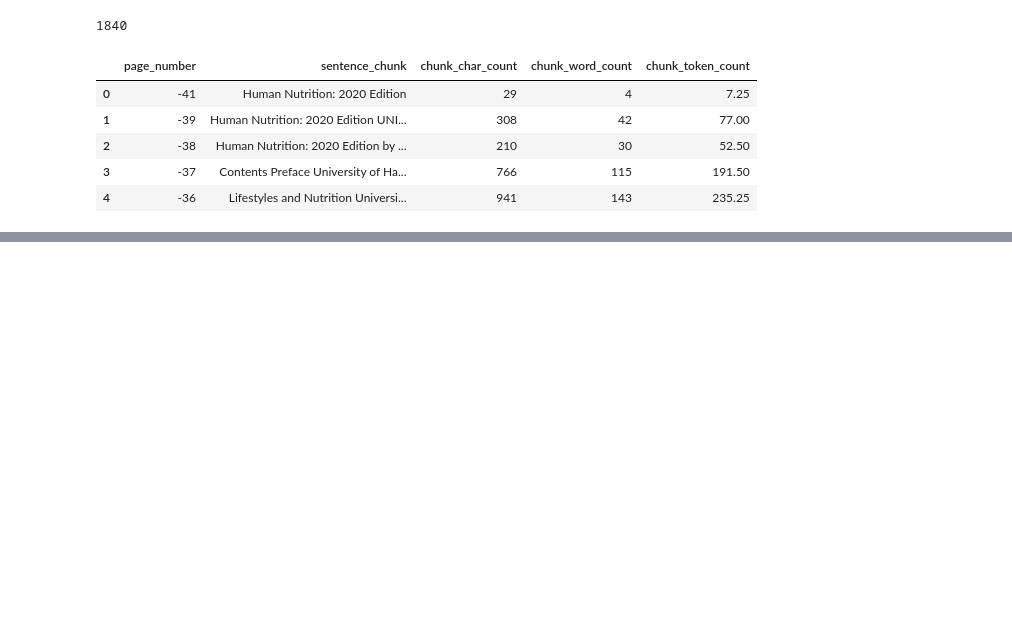
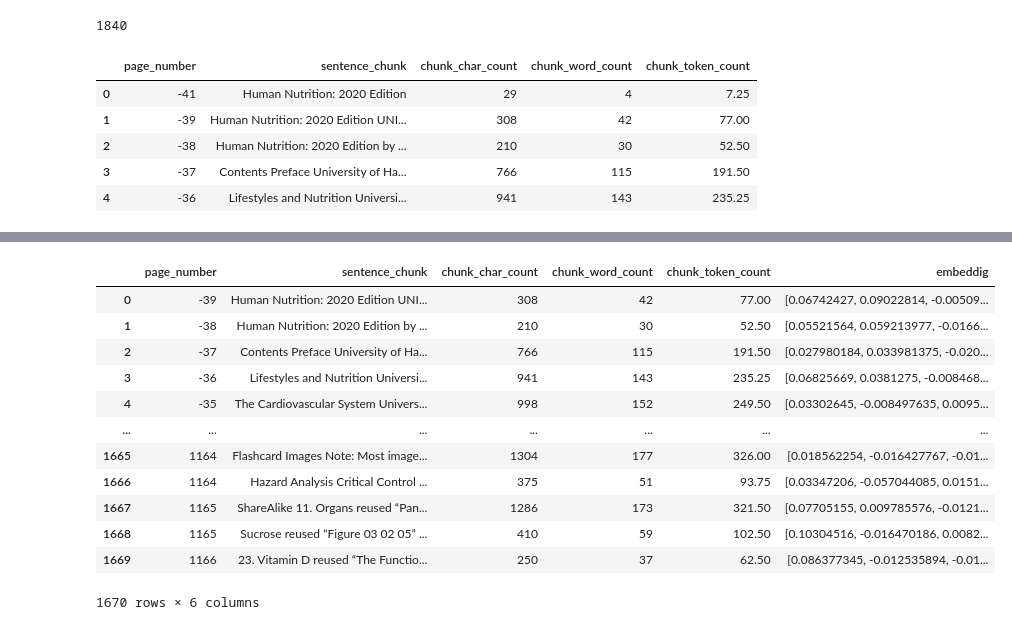
Before and after one commit to farrukh602/rag_from_scratch, a Jupyter notebook: text_preprocessing.ipynb, the cells around one changed output, grey strips where cells are left out. Cells and saved outputs as stored; diff of their text form; code cells hidden in the pictures; blank space fills up the shorter version.

Commit message:
Created sentence chunks embeddings

```diff
--- a/text_preprocessing.ipynb
+++ b/text_preprocessing.ipynb
@@ -180,0 +196,5 @@ with open(file_path, 'w') as file:
+# %%
+import json
+file_path="/content/rag_from_scratch/data/preprocessed_data.json"
+with open(file_path, 'r') as file:
+    data = json.load(file)
@@ -180,0 +237,16 @@ with open(file_path, 'w') as file:
+# %%
+pd.DataFrame(data)
+# %% [output]
+|  | page_number | sentence_chunk | chunk_char_count | chunk_word_count | chunk_token_count | embeddig |
+| 0 | -39 | Human Nutrition: 2020 Edition UNI... | 308 | 42 | 77.00 | [0.06742427, 0.09022814, -0.00509... |
+| 1 | -38 | Human Nutrition: 2020 Edition by ... | 210 | 30 | 52.50 | [0.05521564, 0.059213977, -0.0166... |
+| 2 | -37 | Contents Preface University of Ha... | 766 | 115 | 191.50 | [0.027980184, 0.033981375, -0.020... |
+| 3 | -36 | Lifestyles and Nutrition Universi... | 941 | 143 | 235.25 | [0.06825669, 0.0381275, -0.008468... |
+| 4 | -35 | The Cardiovascular System Univers... | 998 | 152 | 249.50 | [0.03302645, -0.008497635, 0.0095... |
+| ... | ... | ... | ... | ... | ... | ... |
+| 1665 | 1164 | Flashcard Images Note: Most image... | 1304 | 177 | 326.00 | [0.018562254, -0.016427767, -0.01... |
+| 1666 | 1164 | Hazard Analysis Critical Control ... | 375 | 51 | 93.75 | [0.03347206, -0.057044085, 0.0151... |
+| 1667 | 1165 | ShareAlike 11. Organs reused “Pan... | 1286 | 173 | 321.50 | [0.07705155, 0.009785576, -0.0121... |
+| 1668 | 1165 | Sucrose reused “Figure 03 02 05” ... | 410 | 59 | 102.50 | [0.10304516, -0.016470186, 0.0082... |
+| 1669 | 1166 | 23. Vitamin D reused “The Functio... | 250 | 37 | 62.50 | [0.086377345, -0.012535894, -0.01... |
+1670 rows × 6 columns
```
Also changed, not shown: parts of 10 cells of this notebook.
